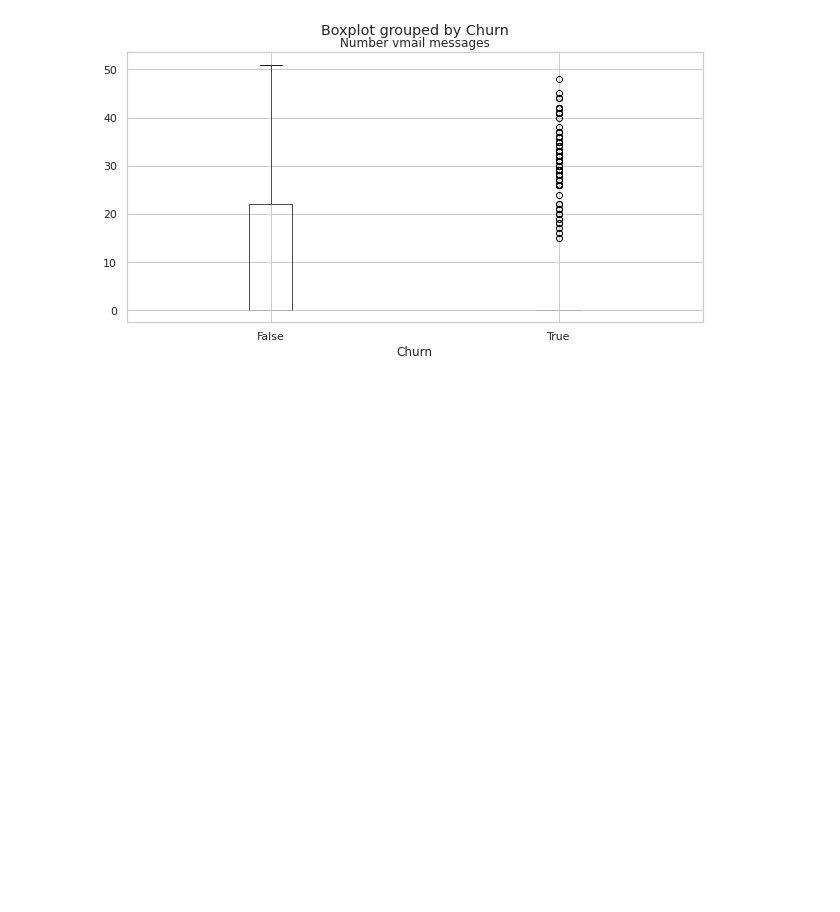
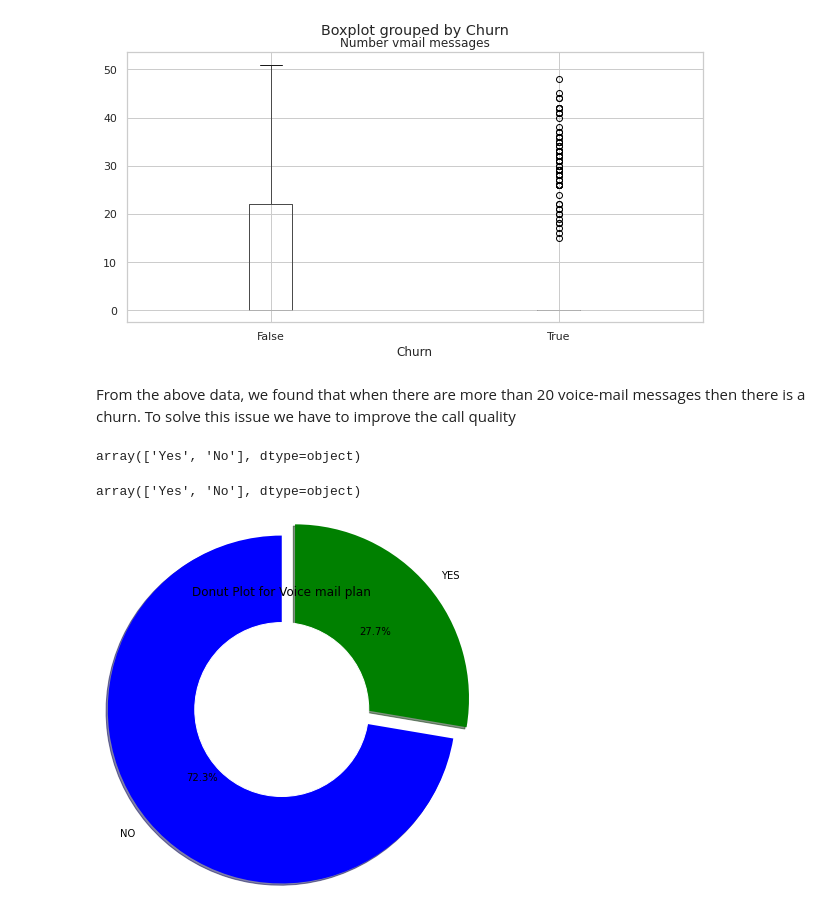
Before and after one commit to umeshbudhori/EDA--Telecom-Churn-Analysis, a Jupyter notebook: EDA_Telecom_Churn_Analysis.ipynb, the cells around one changed output. Saved outputs shown, nothing was run; the diff lists cells and outputs as text; code cells hidden in the pictures; blank space fills up the shorter version.

```diff
--- a/EDA_Telecom_Churn_Analysis.ipynb
+++ b/EDA_Telecom_Churn_Analysis.ipynb
@@ -520,3 +520,28 @@ plt.show()
 # %% [output]
 <Figure size 124416x82944 with 0 Axes>
 [figure]
+# %% [markdown]
+From the above data, we found that when there are more than 20 voice-mail messages then there is a churn.
+To solve this issue we have to improve the call quality
+# %%
+#the unique value of the "Voice mail plan" column
+telecom["Voice mail plan"].unique()
+# %% [output]
+array(['Yes', 'No'], dtype=object)
+# %%
+#the unique value of the "Voice mail plan" column
+telecom["Voice mail plan"].unique()
+# %% [output]
+array(['Yes', 'No'], dtype=object)
+# %%
+#the Donut Plot to analyze Voice mail plan
+data = telecom['Voice mail plan'].value_counts()
+explode = (0, 0.2)
+plt.pie(data, explode = explode,autopct='%1.1f%%',startangle=90,shadow=True,radius = 2.0, labels = ['NO','YES'],colors=['blue','green'])
+circle = plt.Circle( (0,0), 1, color='white')
+p=plt.gcf()
+p.gca().add_artist(circle)
+plt.title('Donut Plot for Voice mail plan')
+plt.show()
+# %% [output]
+[figure, added]
```
Also changed, not shown: parts of 41 cells of this notebook.
